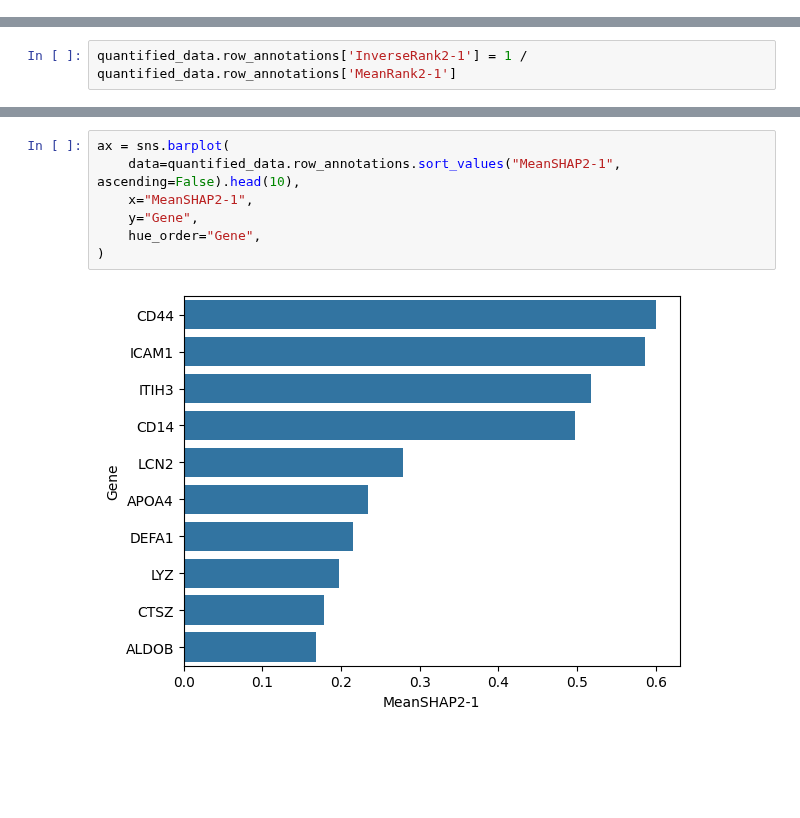
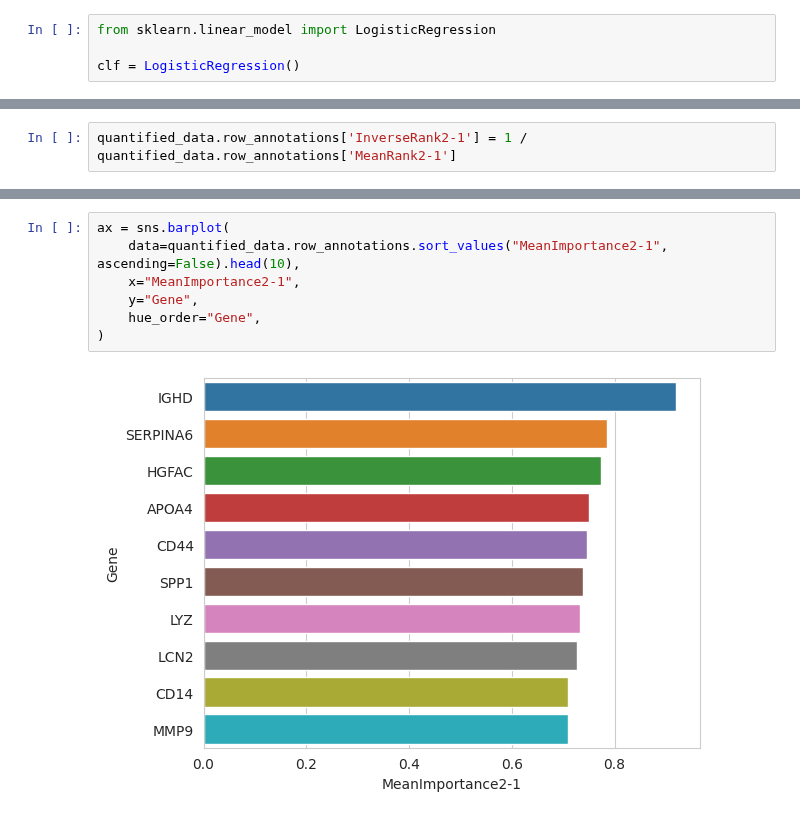
Before and after one commit to InfectionMedicineProteomics/DPKS, a Jupyter notebook: notebooks/explain_api.ipynb, the cells around one changed output, grey strips where cells are left out. Saved outputs shown, nothing was run; the diff lists cells and outputs as text; blank space fills up the shorter version.

```diff
--- a/notebooks/explain_api.ipynb
+++ b/notebooks/explain_api.ipynb
@@ -71,3 +61,7 @@ clf = xgboost.XGBClassifier(
+# %%
+from sklearn.linear_model import LogisticRegression
+
+clf = LogisticRegression()
 # %%
 quantified_data = quantified_data.explain(
     clf,
@@ -123,11 +117,11 @@ sns.move_legend(ax, "upper left", bbox_to_anchor=(1, 1))
 # %%
 ax = sns.barplot(
-    data=quantified_data.row_annotations.sort_values("MeanSHAP2-1", ascending=False).head(10),
-    x="MeanSHAP2-1",
+    data=quantified_data.row_annotations.sort_values("MeanImportance2-1", ascending=False).head(10),
+    x="MeanImportance2-1",
     y="Gene",
     hue_order="Gene",
 )
 # %% [output]
-[figure, old version]
+[figure, new version]
 # %%
 sns.scatterplot(
```
Also changed, not shown: parts of 5 cells of this notebook, 2 other files.
